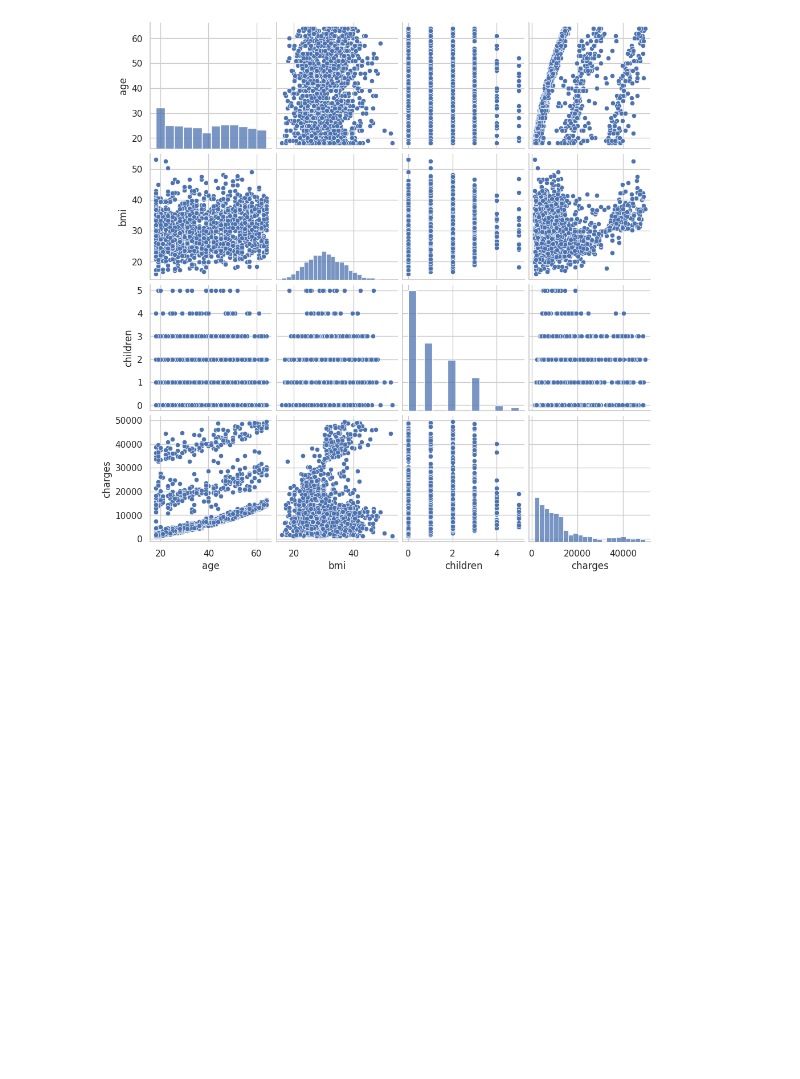
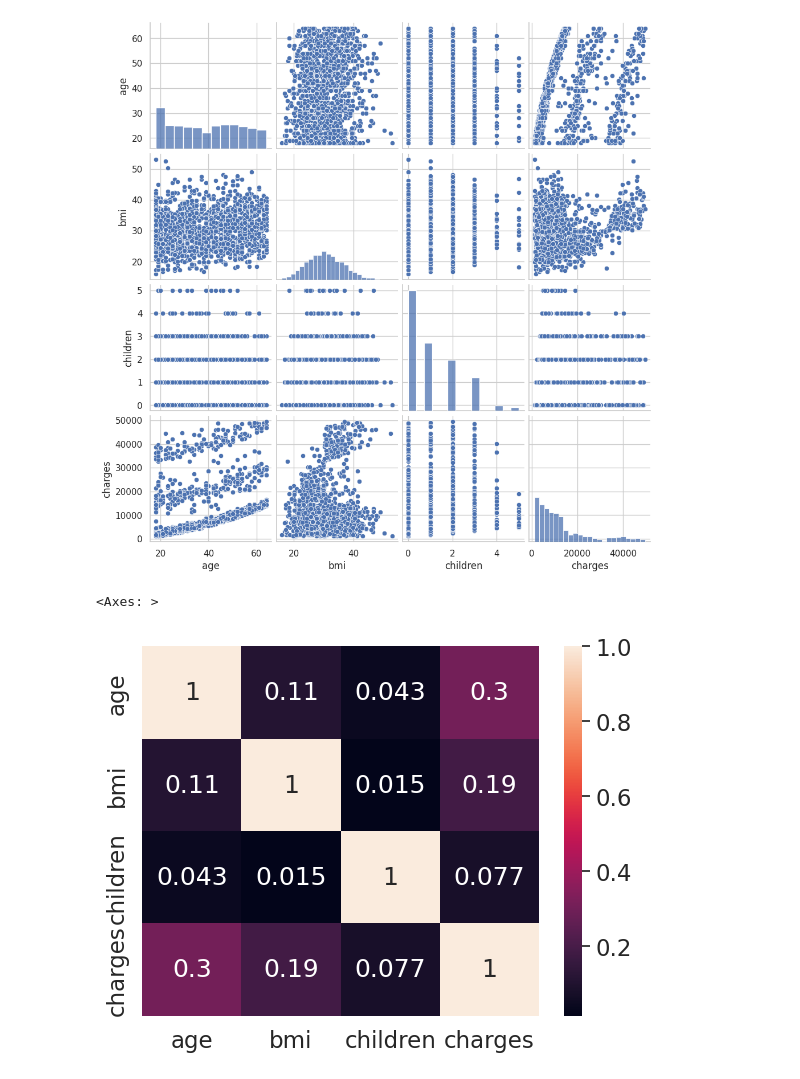
Before and after one commit to simon0820s/LecturesOnMachineLearning, a Jupyter notebook: linearRegressions/medicalExpenses/main.ipynb, the cells around one changed output. Drawn from its saved outputs; the diff is of its cells as text; code cells hidden in the pictures; blank space fills up the shorter version.

```diff
--- a/linearRegressions/medicalExpenses/main.ipynb
+++ b/linearRegressions/medicalExpenses/main.ipynb
@@ -41,3 +41,11 @@ sns.pairplot(df, height=2.5)
 plt.show()
 # %% [output]
 [figure]
+# %%
+numeric_cols = ['age', 'bmi', 'children', 'charges']
+cm = np.corrcoef(df[numeric_cols].values.T)
+sns.set(font_scale = 1.5)
+sns.heatmap(cm, annot = True, yticklabels=numeric_cols, xticklabels=numeric_cols)
+# %% [output]
+<Axes: >
+[figure, added]
```
Also changed, not shown: parts of 2 cells of this notebook.
